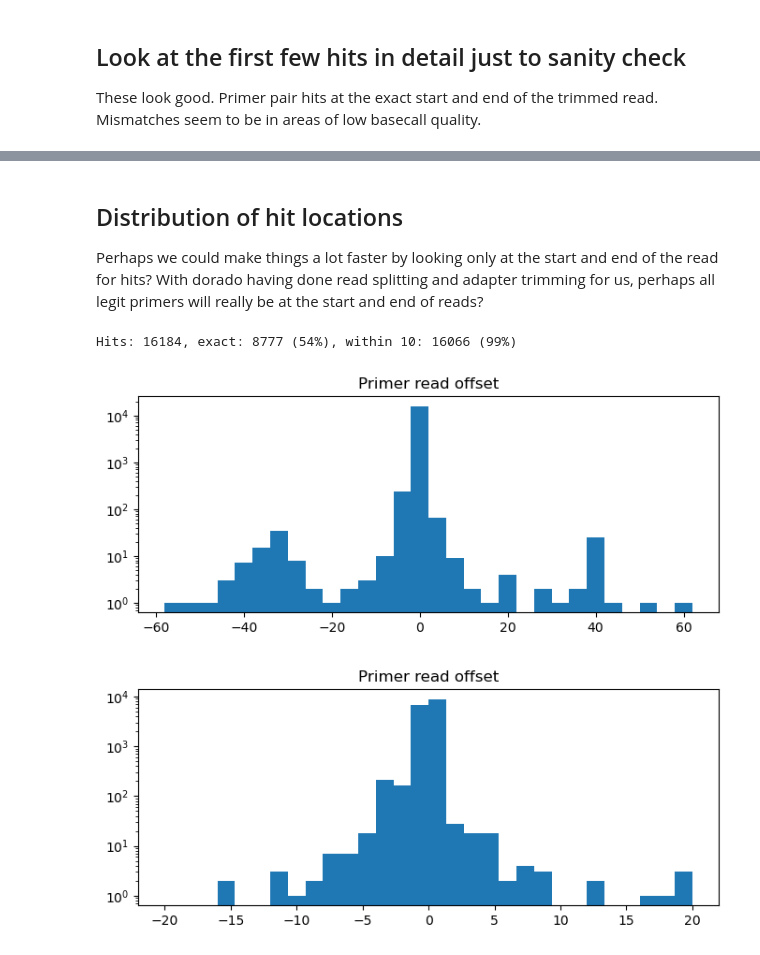
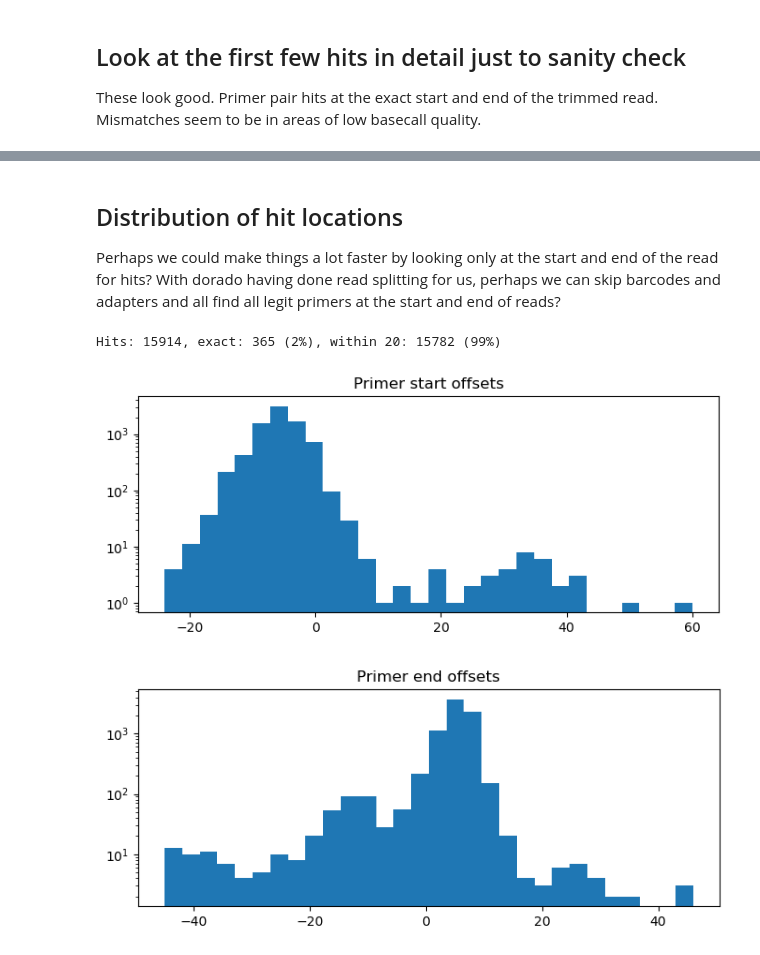
Before and after one commit to RByers/RespiCov-analyze, a Jupyter notebook: Q8AnalyzeHRV.ipynb, the cells around one changed output, grey strips where cells are left out. Drawn from its saved outputs; the diff is of its cells as text; code cells hidden in the pictures.

```diff
--- a/Q8AnalyzeHRV.ipynb
+++ b/Q8AnalyzeHRV.ipynb
@@ -126,7 +172,7 @@ Barcode 18 is the HRV-C1 full genome. Why don't we see hits here? Shouldn't I ha
 A few of the other hits occur in samples using other RespiCov primers but not HRV, why?
 # %%
 hitCount = 0
-for (file, read, hits) in getAllPrimerHits(maxReadsPerFile=1000, progress=True):
+for (inFile, read, hits) in getAllPrimerHits(maxReadsPerFile=1000, progress=True):
     hitCount += len(hits)
 
 print("Total hits:", hitCount)
@@ -184,0 +202,5 @@ query               CCGGGGAAACAGAAG-TGCTTG
+# %%
+from Bio import Align
+
+for (read, hits) in getPrimerHits("Q8-sup_barcode01.fastq", maxReadsPerFile=5):
+    printHits(read, hits)
@@ -190,7 +231,7 @@ This looks only at the start of one barcode group, it will vary later in the rea
 # %%
 mrs = []
 perfect = 0
-for (read, hits) in getPrimerHits("Q8a-hac_barcode01.fastq.gz", maxReadsPerFile=10000, matchThreshold = 0.65):
+for (read, hits) in getPrimerHits("Q8-sup_barcode01.fastq", maxReadsPerFile=10000, matchThreshold = 0.65):
     for hit in hits:
         mrs.append(hit.mr)
         if hit.mr == 1.0:
@@ -203,0 +250,3 @@ pd.DataFrame({'Score': mrs}).hist(figsize=(8,3), bins=8, grid=False);
+# %%
+for (read, hits) in getPrimerHits("Q8-sup_barcode01.fastq", maxReadsPerFile=1, skipReads=3, primers=adapters+barcodes+hrvPrimers):
+    printHits(read, hits)
@@ -229,39 +325,44 @@ Reads: 9488, less than 450: 9403 (99%)
 # %% [markdown]
 ## Distribution of hit locations
 
-Perhaps we could make things a lot faster by looking only at the start and end of the read for hits? With dorado having done read splitting and adapter trimming for us, perhaps all legit primers will really be at the start and end of reads?
+Perhaps we could make things a lot faster by looking only at the start and end of the read for hits? With dorado having done read splitting for us, perhaps we can skip barcodes and adapters and all find all legit primers at the start and end of reads?
 # %%
-import matplotlib.pyplot as plt
+MAX_PRIMER_OFFSET = 20
 
-offsets = []
-hitCount = 0
-exactHit = 0
-within10 = 0
+def plotHitOffsets(fastq):
+    sos = []
+    eos = []
+    hitCount = 0
+    exactHit = 0
+    withinTol = 0
+    for (read, hits) in getPrimerHits(fastq, maxReadsPerFile=10000):
+        if len(hits) < 2:
+            continue
+        if abs(len(read) - EXPECTED_READ_LENGTH) > LENGTH_TOLERANCE:
+            continue
+        for hit in hits:
+            hitCount += 1
+            so = hit.start - EXPECTED_PREFIX
+            eo = len(read) - EXPECTED_SUFFIX - hit.end
+            if min(so, eo) == 0:
+                exactHit += 1
+            if min(abs(so), abs(eo)) <= MAX_PRIMER_OFFSET:
+                withinTol += 1
+            if (abs(so) < abs(eo)):
+                sos.append(so)
+            else:
+                eos.append(eo)
 
-for (read, hits) in getPrimerHits("Q8a-hac_barcode01.fastq.gz", maxReadsPerFile=10000):
-    if len(read) > 450:
-        continue
-    for hit in hits:
-        hitCount += 1
-        so = hit.start
-        eo = len(read) - hit.end
-        if min(so, eo) == 0:
-            exactHit += 1
-        if min(so, eo) <= 10:
-            within10 += 1
-        if (so < eo):
-            offsets.append(so)
-        else:
-            offsets.append(-eo)
+    print("Hits: %d, exact: %d (%d%%), within %d: %d (%d%%)" % (hitCount, exactHit, 100*exactHit/hitCount, MAX_PRIMER_OFFSET, withinTol, 100*withinTol/hitCount))
+    df = pd.DataFrame({'Primer start offsets': sos})
+    ax = df.hist(figsize=(8,3), bins=30, grid=False, log=True)
+    plt.show()
 
-print("Hits: %d, exact: %d (%d%%), within 10: %d (%d%%)" % (hitCount, exactHit, 100*exactHit/hitCount, within10, 100*within10/hitCount))
-df = pd.DataFrame({'Primer read offset': offsets})
-ax = df.hist(figsize=(8,3), bins=30, grid=False, log=True)
-plt.show()
+    df = pd.DataFrame({'Primer end offsets': eos})
+    ax = df.hist(figsize=(8,3), bins=30, grid=False, log=True)
 
-ax = df.hist(figsize=(8,3), bins=30, grid=False, log=True, range=(-20,20))
-plt.show()
+plotHitOffsets("Q8-sup_barcode01.fastq")
 # %% [output]
-Hits: 16184, exact: 8777 (54%), within 10: 16066 (99%)
+Hits: 15914, exact: 365 (2%), within 20: 15782 (99%)
-[figure, old version]
+[figure, new version]
-[figure, old version]
+[figure, new version]
```
Also changed, not shown: parts of 33 cells of this notebook, 2 other files.
